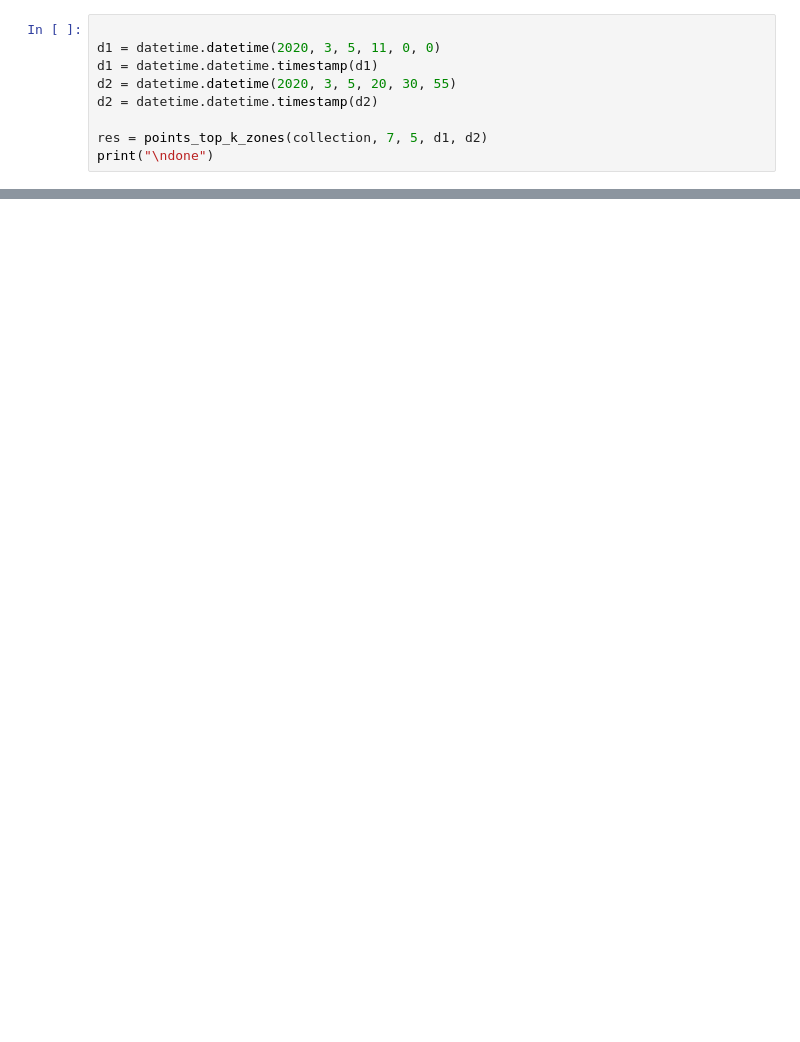
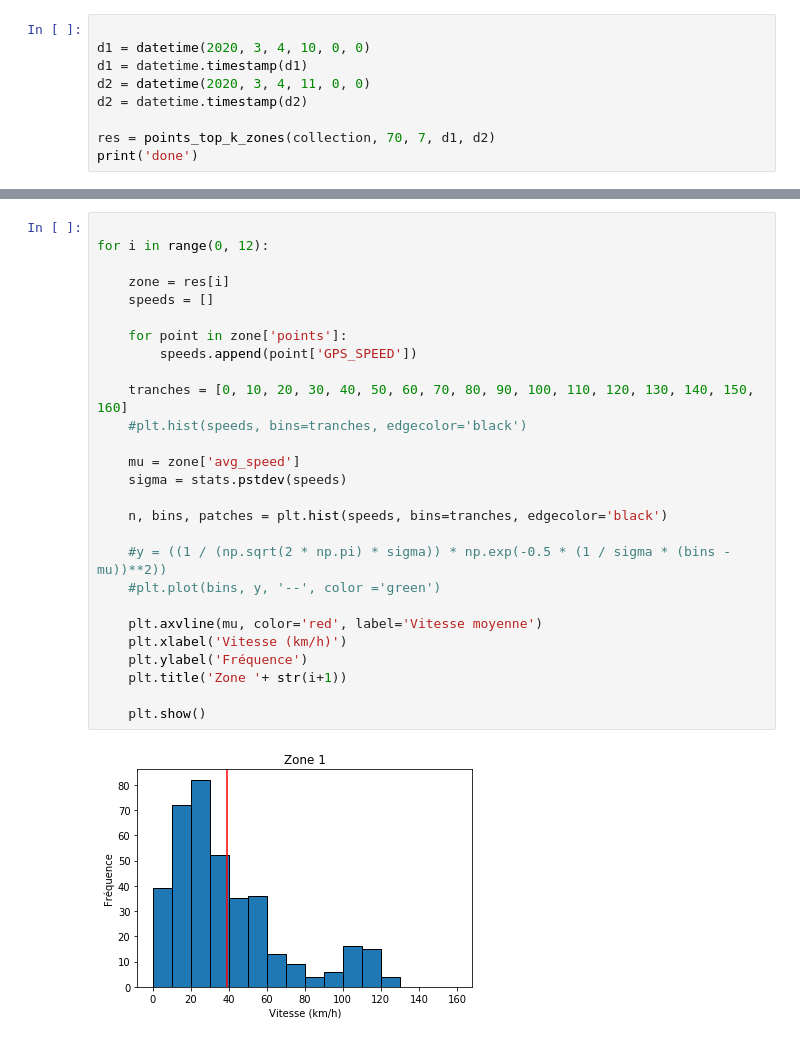
Before and after one commit to ayoubhabbass/FCD, a Jupyter notebook: speed_map.ipynb, the cells around one changed output, grey strips where cells are left out. Drawn from its saved outputs; the diff is of its cells as text; blank space fills up the shorter version.

```diff
--- a/speed_map.ipynb
+++ b/speed_map.ipynb
@@ -9,12 +10,12 @@ print('done')
 done
 # %%
 
-d1 = datetime.datetime(2020, 3, 5, 11, 0, 0)
-d1 = datetime.datetime.timestamp(d1)
-d2 = datetime.datetime(2020, 3, 5, 20, 30, 55)
-d2 = datetime.datetime.timestamp(d2)
+d1 = datetime(2020, 3, 4, 10, 0, 0)
+d1 = datetime.timestamp(d1)
+d2 = datetime(2020, 3, 4, 11, 0, 0)
+d2 = datetime.timestamp(d2)
 
-res = points_top_k_zones(collection, 7, 5, d1, d2)
-print("\ndone")
+res = points_top_k_zones(collection, 70, 7, d1, d2)
+print('done')
 # %% [output]
 sorting done
@@ -54,3 +74,32 @@ map2 = afficher_zones_avg_vitesse(res)
 map2
 # %% [output]
 [interactive output not drawn]
+# %%
+
+for i in range(0, 12):
+
+    zone = res[i]
+    speeds = []
+
+    for point in zone['points']:
+        speeds.append(point['GPS_SPEED'])
+
+    tranches = [0, 10, 20, 30, 40, 50, 60, 70, 80, 90, 100, 110, 120, 130, 140, 150, 160]
+    #plt.hist(speeds, bins=tranches, edgecolor='black')
+
+    mu = zone['avg_speed']
+    sigma = stats.pstdev(speeds)
+
+    n, bins, patches = plt.hist(speeds, bins=tranches, edgecolor='black')
+
+    #y = ((1 / (np.sqrt(2 * np.pi) * sigma)) * np.exp(-0.5 * (1 / sigma * (bins - mu))**2))
+    #plt.plot(bins, y, '--', color ='green')
+
+    plt.axvline(mu, color='red', label='Vitesse moyenne')
+    plt.xlabel('Vitesse (km/h)')
+    plt.ylabel('Fréquence')
+    plt.title('Zone '+ str(i+1))
+
+    plt.show()
+# %% [output]
+[figure, added]
```
Also changed, not shown: parts of 5 cells of this notebook.
